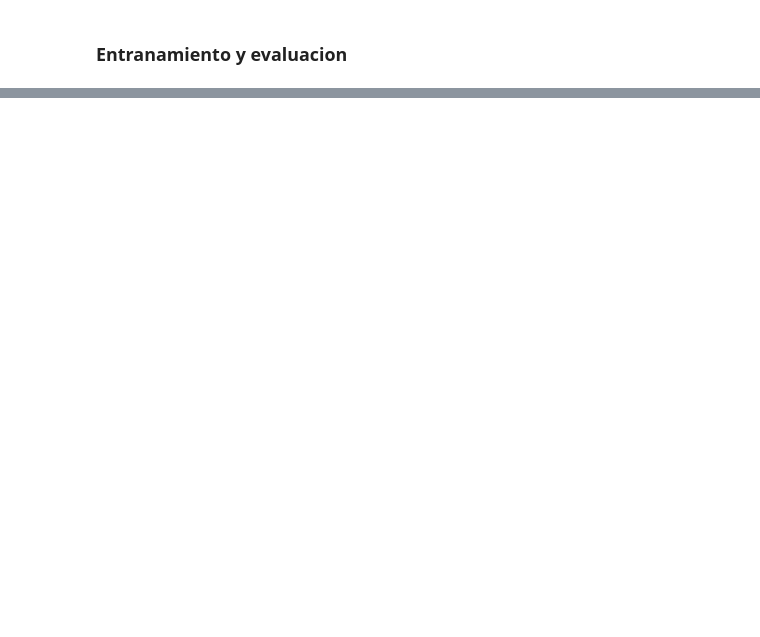
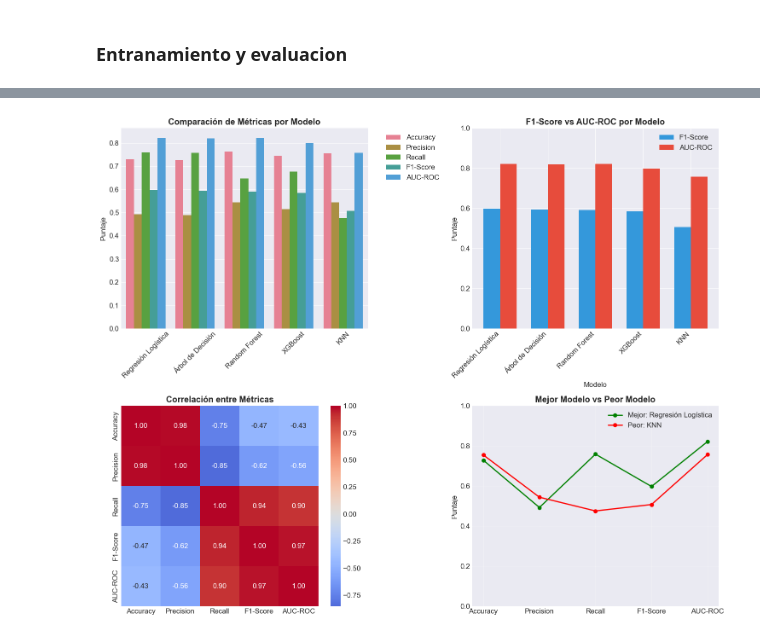
Before and after one commit to AmeliaYPerez/telecom_x2, a Jupyter notebook: telecomX.ipynb, the cells around one changed output, grey strips where cells are left out. Saved outputs shown, nothing was run; the diff lists cells and outputs as text; code cells hidden in the pictures; blank space fills up the shorter version.

```diff
--- a/telecomX.ipynb
+++ b/telecomX.ipynb
@@ -625,0 +818,15 @@ def evaluar_modelo(modelo, X_train_data, X_test_data, y_train, y_test, nombre, t
+# %%
+
+# TABLA COMPARATIVA DE RESULTADOS
+
+print("\n" + "=" * 70)
+print("📊 TABLA COMPARATIVA DE MODELOS")
+print("=" * 70)
+
+df_resultados = pd.DataFrame(resultados)
+df_resultados = df_resultados.sort_values('F1-Score', ascending=False)
+
+# Formatear para mejor visualización
+pd.set_option('display.float_format', '{:.3f}'.format)
+print("\n🏆 RANKING DE MODELOS (ordenados por F1-Score):")
+print(df_resultados.to_string(index=False))
@@ -625,0 +845,67 @@ def evaluar_modelo(modelo, X_train_data, X_test_data, y_train, y_test, nombre, t
+# %%
+#  VISUALIZACIÓN COMPARATIVA
+
+fig, axes = plt.subplots(2, 2, figsize=(15, 12))
+
+# Gráfico 1: Comparación de métricas (barras)
+ax1 = axes[0, 0]
+metrics_plot = df_resultados.melt(id_vars=['Modelo', 'Tipo'],
+                                   value_vars=['Accuracy', 'Precision', 'Recall', 'F1-Score', 'AUC-ROC'])
+sns.barplot(data=metrics_plot, x='Modelo', y='value', hue='variable', ax=ax1)
+ax1.set_title('Comparación de Métricas por Modelo', fontweight='bold')
+ax1.set_ylabel('Puntaje')
+ax1.set_xlabel('')
+ax1.tick_params(axis='x', rotation=45)
+ax1.legend(bbox_to_anchor=(1.05, 1), loc='upper left')
+
+# Gráfico 2: F1-Score y AUC-ROC por modelo
+ax2 = axes[0, 1]
+x = range(len(df_resultados))
+width = 0.35
+ax2.bar([i - width/2 for i in x], df_resultados['F1-Score'], width, label='F1-Score', color='#3498db')
+ax2.bar([i + width/2 for i in x], df_resultados['AUC-ROC'], width, label='AUC-ROC', color='#e74c3c')
+ax2.set_xlabel('Modelo')
+ax2.set_ylabel('Puntaje')
+ax2.set_title('F1-Score vs AUC-ROC por Modelo', fontweight='bold')
+ax2.set_xticks(x)
+ax2.set_xticklabels(df_resultados['Modelo'], rotation=45, ha='right')
+ax2.legend()
+ax2.set_ylim(0, 1)
+
+# Gráfico 3: Matriz de correlación de métricas (solo si tenemos al menos 2 modelos)
+ax3 = axes[1, 0]
+if len(df_resultados) >= 2:
+    metrics_corr = df_resultados[['Accuracy', 'Precision', 'Recall', 'F1-Score', 'AUC-ROC']].corr()
+    sns.heatmap(metrics_corr, annot=True, cmap='coolwarm', center=0, ax=ax3, fmt='.2f')
+    ax3.set_title('Correlación entre Métricas', fontweight='bold')
+else:
+    ax3.text(0.5, 0.5, 'No hay suficientes modelos\npara matriz de correlación',
+             ha='center', va='center', transform=ax3.transAxes)
+
+# Gráfico 4: Mejor modelo vs peor modelo (comparación de métricas)
+ax4 = axes[1, 1]
+if len(df_resultados) >= 2:
+    best_model = df_resultados.iloc[0]['Modelo']
+    worst_model = df_resultados.iloc[-1]['Modelo']
+
+    best_metrics = df_resultados.iloc[0][['Accuracy', 'Precision', 'Recall', 'F1-Score', 'AUC-ROC']]
+    worst_metrics = df_resultados.iloc[-1][['Accuracy', 'Precision', 'Recall', 'F1-Score', 'AUC-ROC']]
+
+    x = range(len(best_metrics))
+    ax4.plot(x, best_metrics.values, 'o-', label=f'Mejor: {best_model}', color='green', linewidth=2)
+    ax4.plot(x, worst_metrics.values, 'o-', label=f'Peor: {worst_model}', color='red', linewidth=2)
+    ax4.set_xticks(x)
+    ax4.set_xticklabels(best_metrics.index)
+    ax4.set_ylabel('Puntaje')
+    ax4.set_title('Mejor Modelo vs Peor Modelo', fontweight='bold')
+    ax4.legend()
+    ax4.set_ylim(0, 1)
+    ax4.grid(True, alpha=0.3)
+else:
+    ax4.text(0.5, 0.5, 'No hay suficientes modelos\npara comparación',
+             ha='center', va='center', transform=ax4.transAxes)
+
+plt.tight_layout()
+plt.show()
+# %% [output]
+[figure, added]
```
Also changed, not shown: parts of 20 cells of this notebook.
